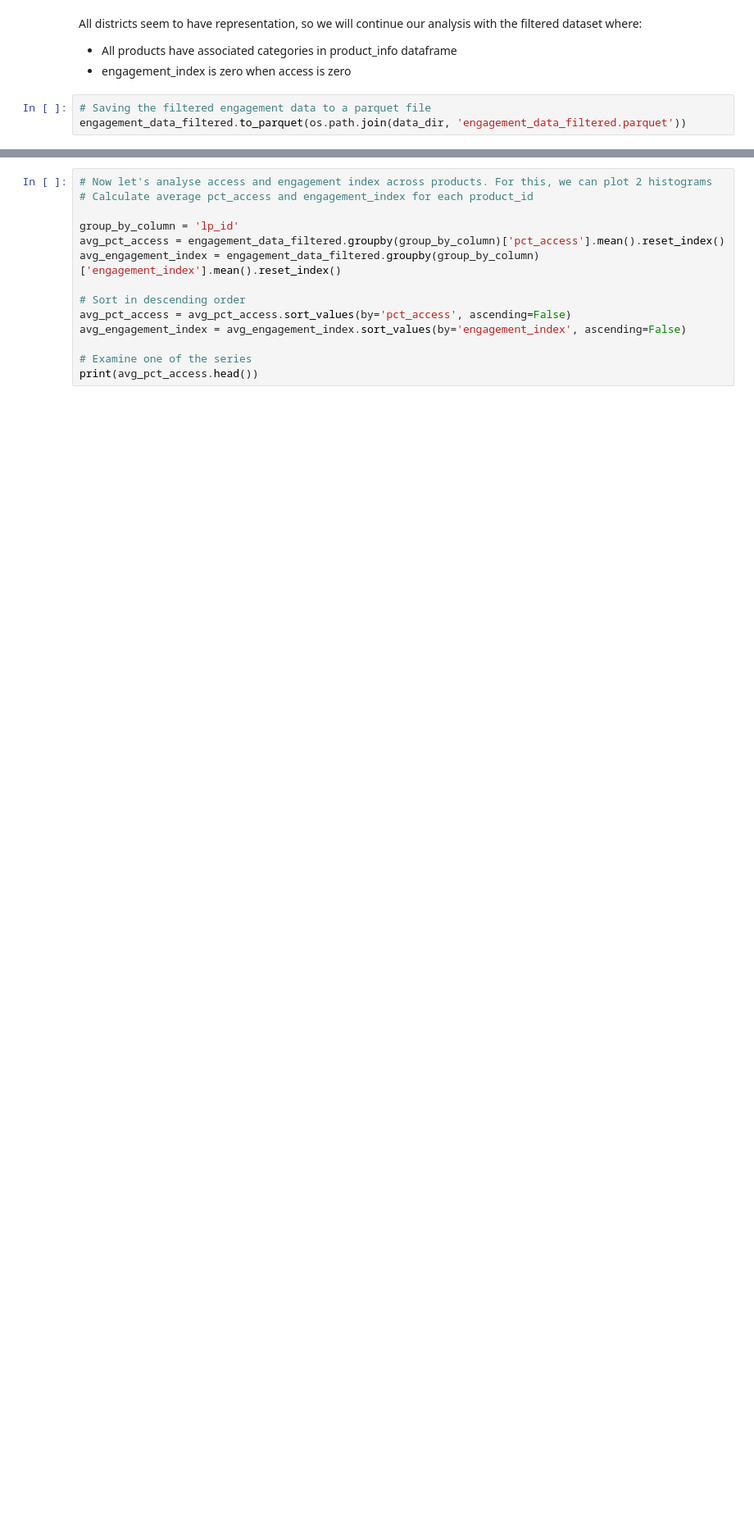
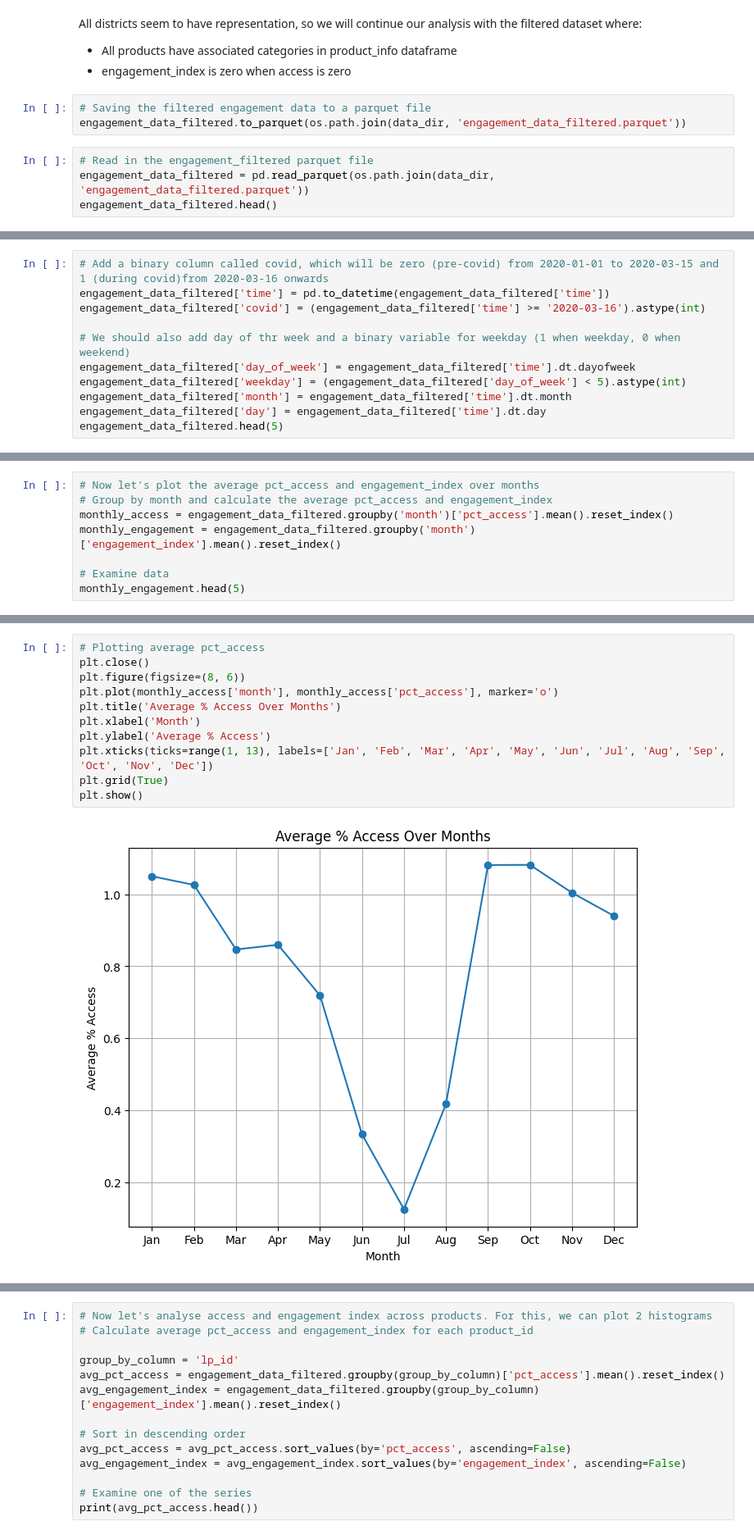
Before and after one commit to eshanprashar/covid_edtech_usage, a Jupyter notebook: code/00_cleaning_merging.ipynb, the cells around one changed output, grey strips where cells are left out. Shown at 82% size. Cells and saved outputs as stored; diff of their text form; blank space fills up the shorter version.

```diff
--- a/code/00_cleaning_merging.ipynb
+++ b/code/00_cleaning_merging.ipynb
@@ -124,3 +124,7 @@ All districts seem to have representation, so we will continue our analysis with
 # %%
 # Saving the filtered engagement data to a parquet file
 engagement_data_filtered.to_parquet(os.path.join(data_dir, 'engagement_data_filtered.parquet'))
+# %%
+# Read in the engagement_filtered parquet file
+engagement_data_filtered = pd.read_parquet(os.path.join(data_dir, 'engagement_data_filtered.parquet'))
+engagement_data_filtered.head()
@@ -126,0 +138,11 @@ engagement_data_filtered.to_parquet(os.path.join(data_dir, 'engagement_data_filt
+# %%
+# Add a binary column called covid, which will be zero (pre-covid) from 2020-01-01 to 2020-03-15 and 1 (during covid)from 2020-03-16 onwards
+engagement_data_filtered['time'] = pd.to_datetime(engagement_data_filtered['time'])
+engagement_data_filtered['covid'] = (engagement_data_filtered['time'] >= '2020-03-16').astype(int)
+
+# We should also add day of thr week and a binary variable for weekday (1 when weekday, 0 when weekend)
+engagement_data_filtered['day_of_week'] = engagement_data_filtered['time'].dt.dayofweek
+engagement_data_filtered['weekday'] = (engagement_data_filtered['day_of_week'] < 5).astype(int)
+engagement_data_filtered['month'] = engagement_data_filtered['time'].dt.month
+engagement_data_filtered['day'] = engagement_data_filtered['time'].dt.day
+engagement_data_filtered.head(5)
@@ -126,0 +156,8 @@ engagement_data_filtered.to_parquet(os.path.join(data_dir, 'engagement_data_filt
+# %%
+# Now let's plot the average pct_access and engagement_index over months
+# Group by month and calculate the average pct_access and engagement_index
+monthly_access = engagement_data_filtered.groupby('month')['pct_access'].mean().reset_index()
+monthly_engagement = engagement_data_filtered.groupby('month')['engagement_index'].mean().reset_index()
+
+# Examine data
+monthly_engagement.head(5)
@@ -126,0 +171,13 @@ engagement_data_filtered.to_parquet(os.path.join(data_dir, 'engagement_data_filt
+# %%
+# Plotting average pct_access
+plt.close()
+plt.figure(figsize=(8, 6))
+plt.plot(monthly_access['month'], monthly_access['pct_access'], marker='o')
+plt.title('Average % Access Over Months')
+plt.xlabel('Month')
+plt.ylabel('Average % Access')
+plt.xticks(ticks=range(1, 13), labels=['Jan', 'Feb', 'Mar', 'Apr', 'May', 'Jun', 'Jul', 'Aug', 'Sep', 'Oct', 'Nov', 'Dec'])
+plt.grid(True)
+plt.show()
+# %% [output]
+[figure, added]
```
Also changed, not shown: parts of 5 cells of this notebook, 5 other files.
